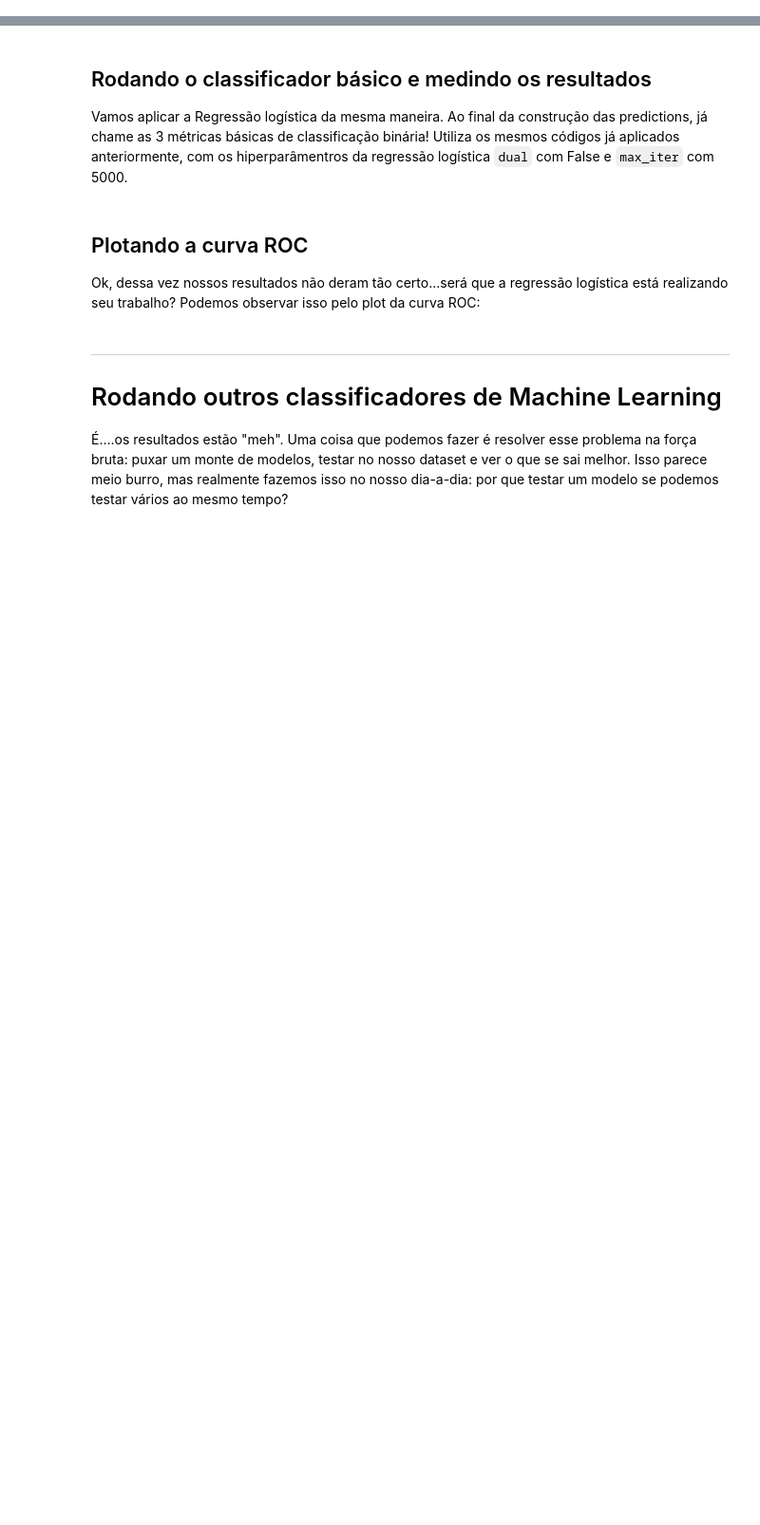
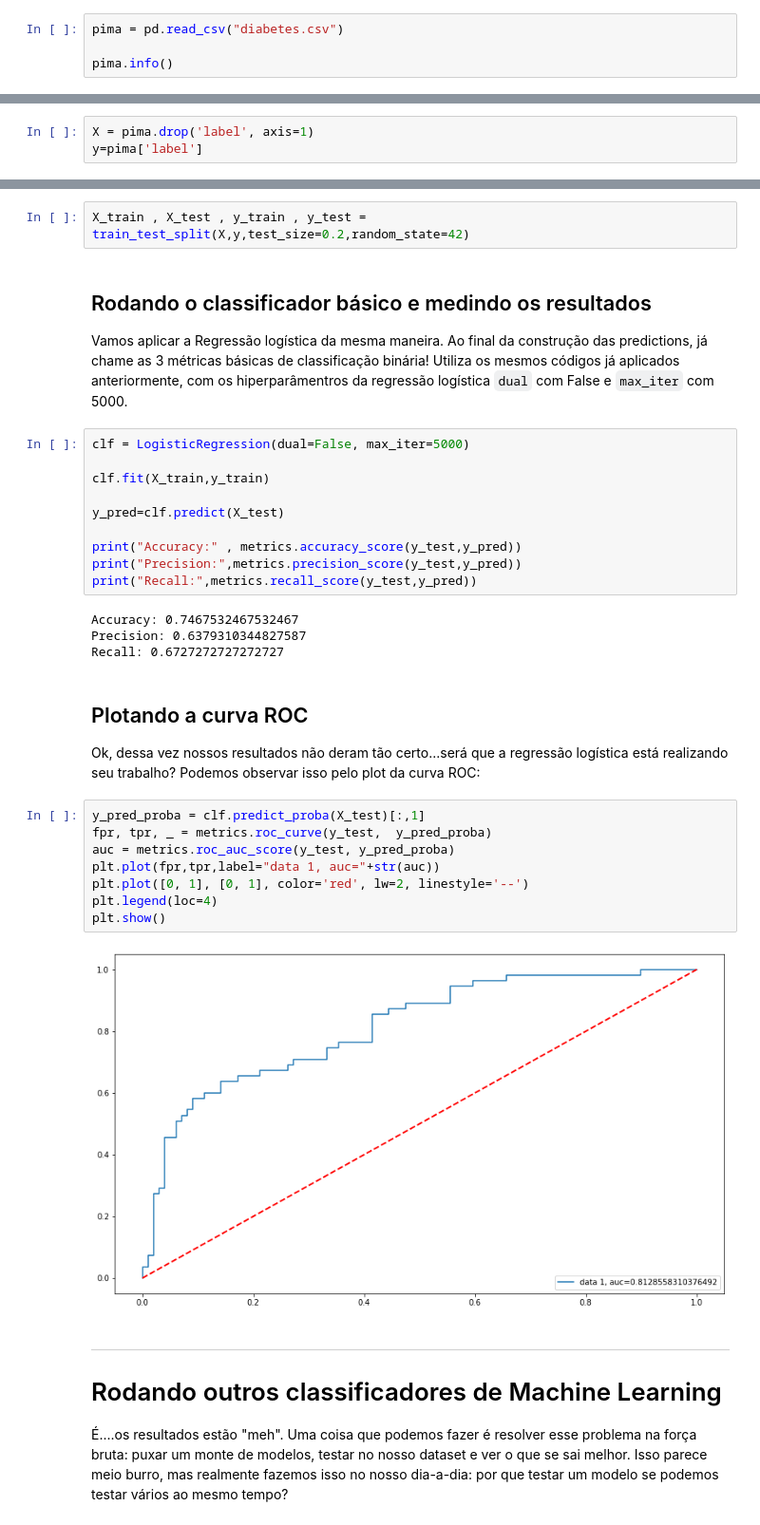
Before and after one commit to brondevitor/Python_Jorney, a Jupyter notebook: Classificação/Classificação I.ipynb, the cells around one changed output, grey strips where cells are left out. Shown at 95% size. Drawn from its saved outputs; the diff is of its cells as text; blank space fills up the shorter version.

```diff
--- a/Classificação/Classificação I.ipynb
+++ b/Classificação/Classificação I.ipynb
@@ -255,3 +294,7 @@ Vamos agora implemntar o KNN. Para acesso a documentação oficial [clique aqui]
 Para esse exercício, usaremos o __[dataset](https://www.kaggle.com/uciml/pima-indians-diabetes-database)__ de diabetes Pima Indians.
 
 ## Lendo e verificando os dados
+# %%
+pima = pd.read_csv("diabetes.csv")
+
+pima.info()
@@ -266,15 +342,44 @@ Ok, ele não está balanceado 50-50, mas pelo menos ele não está ordens de gra
+# %%
+X = pima.drop('label', axis=1)
+y=pima['label']
 # %% [markdown]
 ## Split dos Dados
 
 Agora implemente o split de dados conforme a documentação oficial do [sklearn.model_selection.train_test_split](https://scikit-learn.org/stable/modules/generated/sklearn.model_selection.train_test_split.html), com test_size = 0.2 e random_state = 42
+# %%
+X_train , X_test , y_train , y_test = train_test_split(X,y,test_size=0.2,random_state=42)
 # %% [markdown]
 ## Rodando o classificador básico e medindo os resultados
 
 Vamos aplicar a Regressão logística da mesma maneira. Ao final da construção das predictions, já chame as 3 métricas básicas de classificação binária! Utiliza os mesmos códigos já aplicados anteriormente, com os hiperparâmentros da regressão logística `dual` com False e `max_iter` com 5000.
+# %%
+clf = LogisticRegression(dual=False, max_iter=5000)
+
+clf.fit(X_train,y_train)
+
+y_pred=clf.predict(X_test)
+
+print("Accuracy:" , metrics.accuracy_score(y_test,y_pred))
+print("Precision:",metrics.precision_score(y_test,y_pred))
+print("Recall:",metrics.recall_score(y_test,y_pred))
+# %% [output]
+Accuracy: 0.7467532467532467
+Precision: 0.6379310344827587
+Recall: 0.6727272727272727
 # %% [markdown]
 ## Plotando a curva ROC
 
 Ok, dessa vez nossos resultados não deram tão certo...será que a regressão logística está realizando seu trabalho? Podemos observar isso pelo plot da curva ROC:
+# %%
+y_pred_proba = clf.predict_proba(X_test)[:,1]
+fpr, tpr, _ = metrics.roc_curve(y_test,  y_pred_proba)
+auc = metrics.roc_auc_score(y_test, y_pred_proba)
+plt.plot(fpr,tpr,label="data 1, auc="+str(auc))
+plt.plot([0, 1], [0, 1], color='red', lw=2, linestyle='--')
+plt.legend(loc=4)
+plt.show()
+# %% [output]
+[figure, added]
 # %% [markdown]
 ------------
 
```
Also changed, not shown: parts of 13 cells of this notebook.
